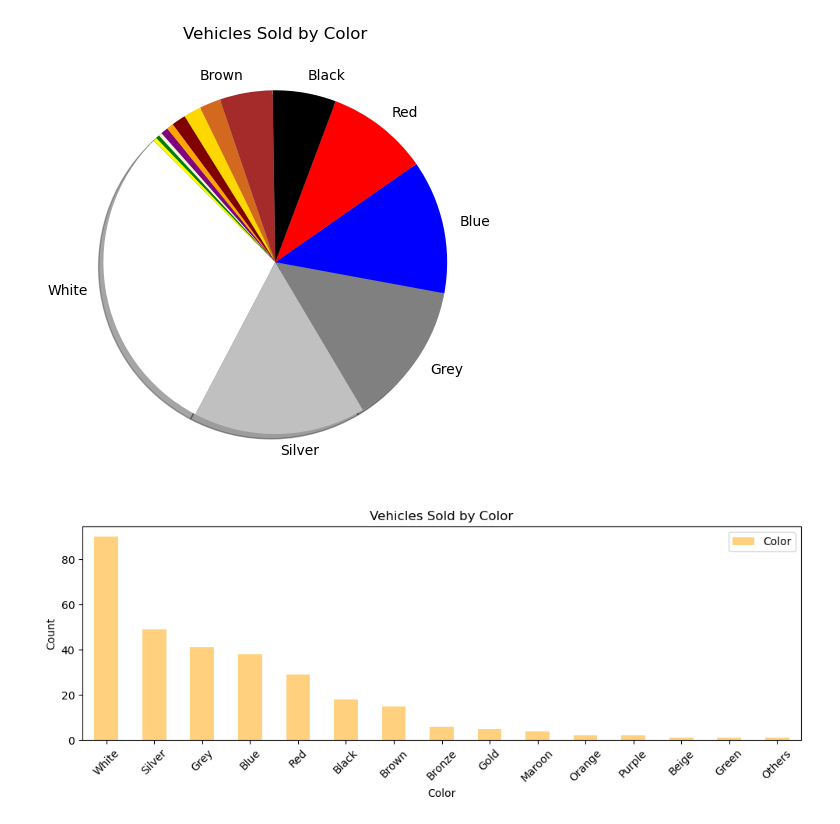
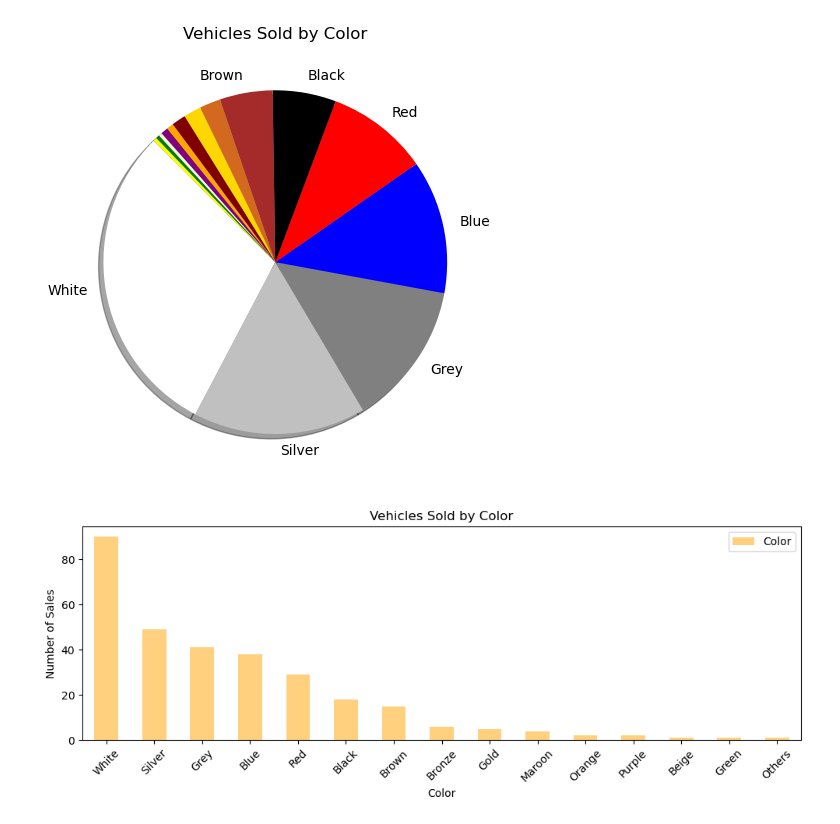
Before and after one commit to cassiegraf/project1, a Jupyter notebook: analysis/analysis.ipynb, the cells around one changed output. Cells and saved outputs as stored; diff of their text form; code cells hidden in the pictures.

```diff
--- a/analysis/analysis.ipynb
+++ b/analysis/analysis.ipynb
@@ -161,11 +161,11 @@ plt.savefig("../analysis/ColorPie2.png", dpi=200)
 # %%
 color_chart = color_df.plot(kind="bar", facecolor='orange', alpha=0.5, figsize=(10,4),
                         title = "Vehicles Sold by Color",
                         xlabel="Color",
-                        ylabel="Count")
+                        ylabel="Number of Sales")
 xticklabels = color_df.index
 color_chart.set_xticklabels(xticklabels, rotation=45)
 plt.tight_layout()
 plt.savefig("../analysis/ColorBar.png", dpi=150)
 # %% [output]
-[figure, old version]
+[figure, new version]
```
Also changed, not shown: parts of 5 cells of this notebook, 1 other file.
